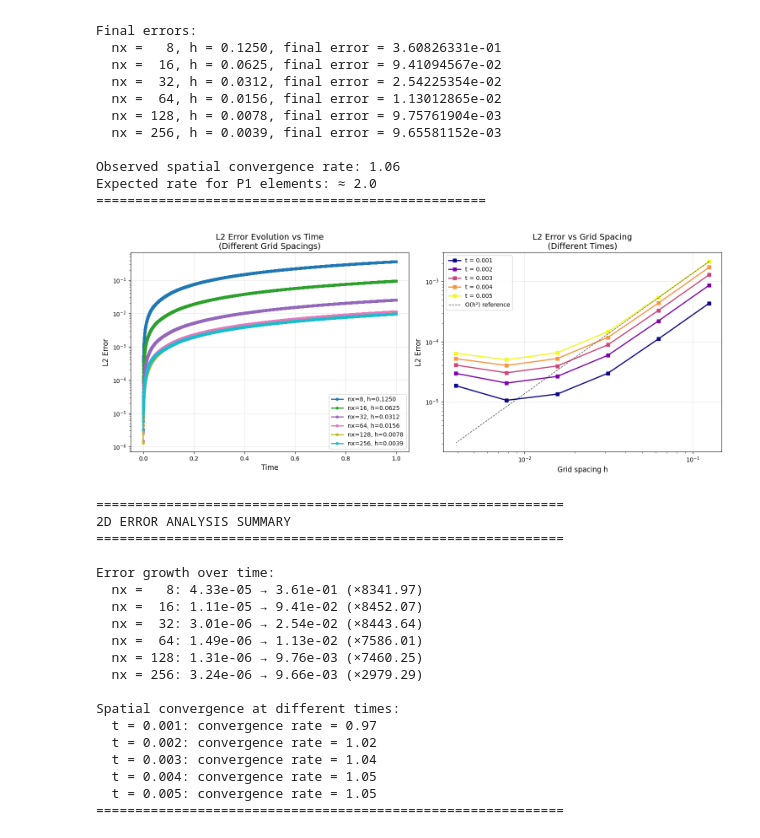
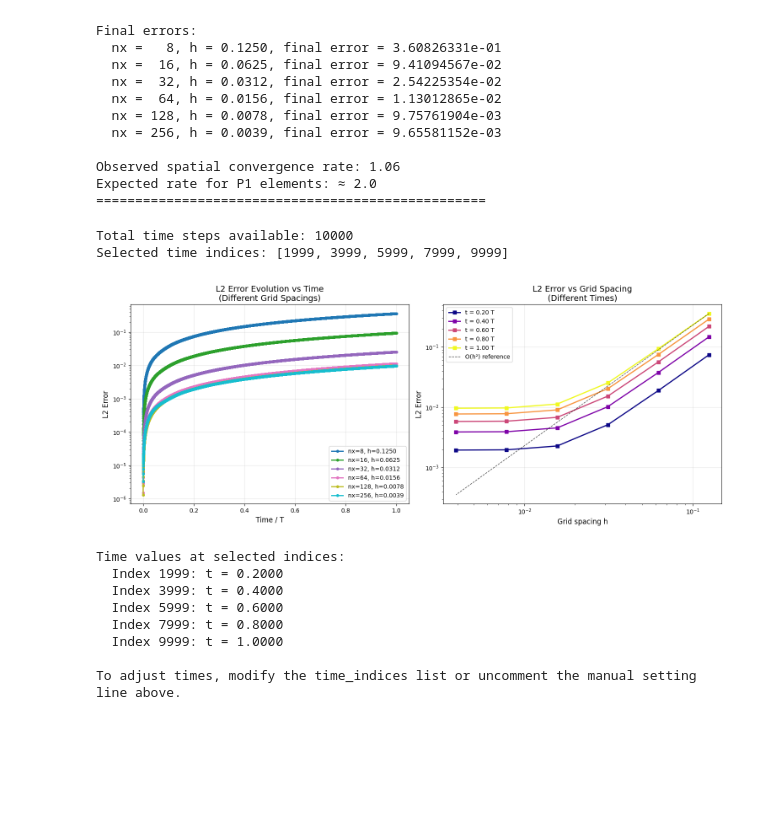
Before and after one commit to SimonW1898/AG_FEM_PINN, a Jupyter notebook: lasse/schroedinger.ipynb, the cells around one changed output. Cells and saved outputs as stored; diff of their text form; code cells hidden in the pictures; blank space fills up the shorter version.

```diff
--- a/lasse/schroedinger.ipynb
+++ b/lasse/schroedinger.ipynb
@@ -487,7 +487,7 @@ Observed spatial convergence rate: 1.06
 Expected rate for P1 elements: ≈ 2.0
 ==================================================
 # %%
-# Two 2D Analysis Plots: Error vs Time and Error vs Grid Spacing
+# Fixed Two 2D Analysis Plots: Error vs Time and Error vs Grid Spacing
 fig, (ax1, ax2) = plt.subplots(1, 2, figsize=(15, 6))
 
 # Plot 1: Error vs Time for different grid spacings
@@ -499,7 +499,7 @@ for i, nx in enumerate(grid_resolutions):
     ax1.plot(times, errors, color=colors[i], linewidth=2,
              label=f'nx={nx}, h={1.0/nx:.4f}', marker='o', markersize=4)
 
-ax1.set_xlabel('Time', fontsize=12)
+ax1.set_xlabel('Time / T', fontsize=12)
 ax1.set_ylabel('L2 Error', fontsize=12)
 ax1.set_yscale('log')
 ax1.set_title('L2 Error Evolution vs Time\n(Different Grid Spacings)', fontsize=14)
@@ -507,77 +507,61 @@ ax1.legend(fontsize=10)
 ax1.grid(True, alpha=0.3)
 
 # Plot 2: Error vs Grid Spacing for different times
-# Select specific time points for analysis
-time_indices = [9, 19, 29, 39, 49]  # Every 10th time step
+# Automatically determine available time steps and select evenly spaced points
+total_time_steps = len(results[grid_resolutions[0]]['times'])
+print(f"Total time steps available: {total_time_steps}")
+
+# Select 5 time points at 0.2T, 0.4T, 0.6T, 0.8T, 1.0T
+num_time_points = 5
+T = total_time_steps - 1  # Total simulation time steps
+time_indices = [int(i * T / 5) for i in range(1, num_time_points + 1)]
+
+print(f"Selected time indices: {time_indices}")
+
+# You can also manually set specific time indices if you prefer:
+# time_indices = [0, 10, 20, 30, 40]  # Uncomment and modify as needed
+
 time_colors = plt.cm.plasma(np.linspace(0, 1, len(time_indices)))
-
 grid_spacings = [1.0/nx for nx in grid_resolutions]
 
 for i, time_idx in enumerate(time_indices):
     errors_at_time = [results[nx]['errors'][time_idx] for nx in grid_resolutions]
     time_value = results[grid_resolutions[0]]['times'][time_idx]
 
     ax2.loglog(grid_spacings, errors_at_time, color=time_colors[i],
                linewidth=2, marker='s', markersize=6,
-               label=f't = {time_value:.3f}')
+               label=f't = {time_value:.2f} T')
 
 # Add reference line for O(h²) convergence
 ax2.loglog(grid_spacings, errors_at_time[0] * (np.array(grid_spacings)/grid_spacings[0])**2,
            'k--', linewidth=1, alpha=0.7, label='O(h²) reference')
 
 ax2.set_xlabel('Grid spacing h', fontsize=12)
 ax2.set_ylabel('L2 Error', fontsize=12)
 ax2.set_title('L2 Error vs Grid Spacing\n(Different Times)', fontsize=14)
 ax2.legend(fontsize=10)
 ax2.grid(True, alpha=0.3)
 
 plt.tight_layout()
 plt.savefig('2d_error_analysis.png', dpi=150, bbox_inches='tight')
 plt.show()
 
-# Print analysis summary
-print("\n" + "="*60)
-print("2D ERROR ANALYSIS SUMMARY")
-print("="*60)
-
-print("\nError growth over time:")
-for nx in grid_resolutions:
-    initial_error = results[nx]['errors'][0]
-    final_error = results[nx]['errors'][-1]
-    growth_factor = final_error / initial_error
-    print(f"  nx = {nx:3d}: {initial_error:.2e} → {final_error:.2e} (×{growth_factor:.2f})")
-
-print(f"\nSpatial convergence at different times:")
+# Print time values for reference
+print(f"\nTime values at selected indices:")
 for i, time_idx in enumerate(time_indices):
     time_value = results[grid_resolutions[0]]['times'][time_idx]
-    errors_at_time = [results[nx]['errors'][time_idx] for nx in grid_resolutions]
+    print(f"  Index {time_idx}: t = {time_value:.4f}")
 
-    # Compute convergence rate at this time
-    log_h = np.log(grid_spacings)
-    log_error = np.log(errors_at_time)
-    convergence_rate = np.polyfit(log_h, log_error, 1)[0]
-
-    print(f"  t = {time_value:.3f}: convergence rate = {convergence_rate:.2f}")
-
-print("="*60)
+print(f"\nTo adjust times, modify the time_indices list or uncomment the manual setting line above.")
 # %% [output]
+Total time steps available: 10000
+Selected time indices: [1999, 3999, 5999, 7999, 9999]
-[figure, old version]
+[figure, new version]
-============================================================
-2D ERROR ANALYSIS SUMMARY
-============================================================
-
-Error growth over time:
-  nx =   8: 4.33e-05 → 3.61e-01 (×8341.97)
-  nx =  16: 1.11e-05 → 9.41e-02 (×8452.07)
-  nx =  32: 3.01e-06 → 2.54e-02 (×8443.64)
-  nx =  64: 1.49e-06 → 1.13e-02 (×7586.01)
-  nx = 128: 1.31e-06 → 9.76e-03 (×7460.25)
-  nx = 256: 3.24e-06 → 9.66e-03 (×2979.29)
-
-Spatial convergence at different times:
-  t = 0.001: convergence rate = 0.97
-  t = 0.002: convergence rate = 1.02
-  t = 0.003: convergence rate = 1.04
-  t = 0.004: convergence rate = 1.05
-  t = 0.005: convergence rate = 1.05
-============================================================
+Time values at selected indices:
+  Index 1999: t = 0.2000
+  Index 3999: t = 0.4000
+  Index 5999: t = 0.6000
+  Index 7999: t = 0.8000
+  Index 9999: t = 1.0000
+
+To adjust times, modify the time_indices list or uncomment the manual setting line above.
```
Also changed, not shown: parts of 2 cells of this notebook, 1 other file.
